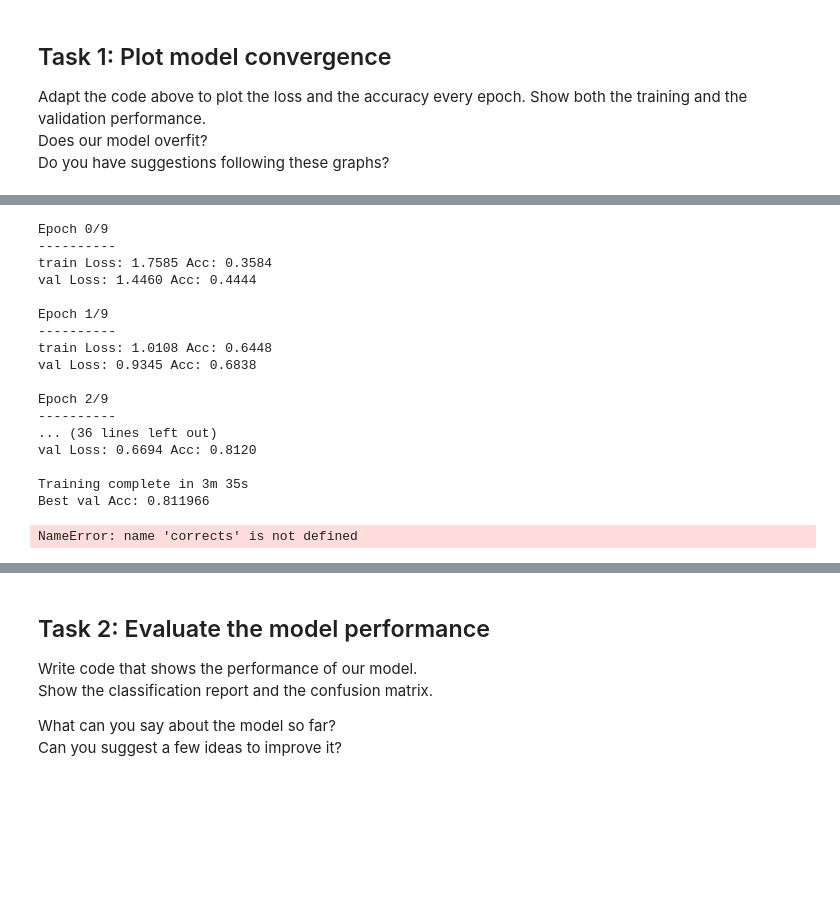
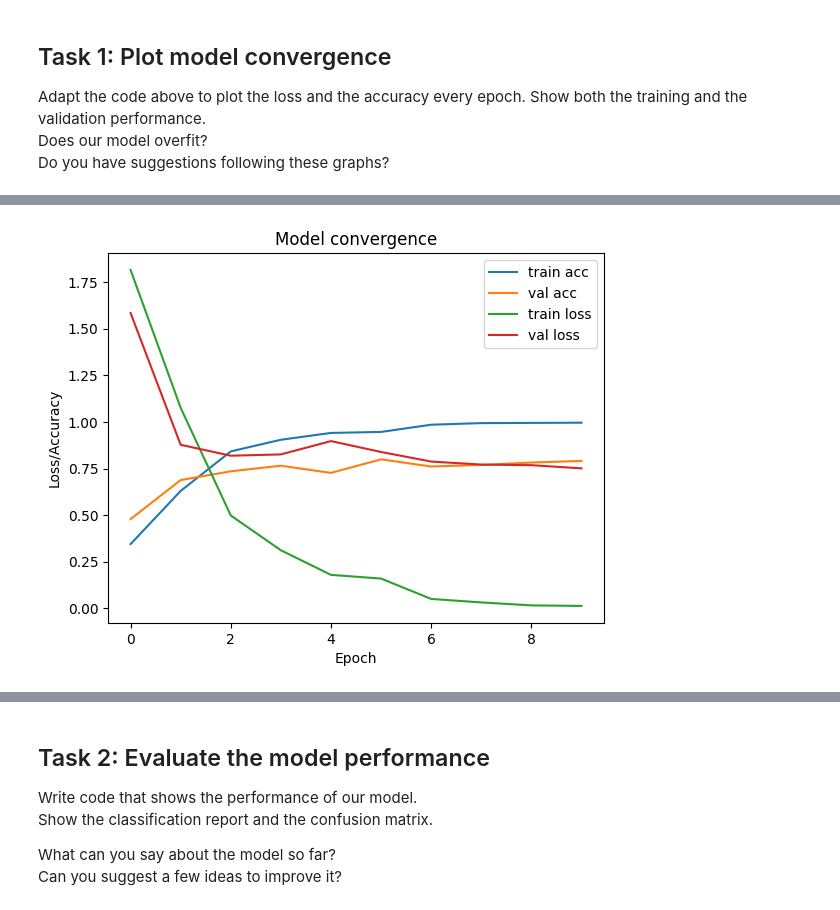
Before and after one commit to annarice/y-data, a Jupyter notebook: labs/intro_to_dl_transfer_learning/transfer_learning_tutorial.ipynb, the cells around one changed output, grey strips where cells are left out. Saved outputs shown, nothing was run; the diff lists cells and outputs as text; code cells hidden in the pictures; blank space fills up the shorter version.

```diff
--- a/labs/intro_to_dl_transfer_learning/transfer_learning_tutorial.ipynb
+++ b/labs/intro_to_dl_transfer_learning/transfer_learning_tutorial.ipynb
@@ -766,29 +662,0 @@ def train_model(model, dataloaders, criterion, optimizer, scheduler, num_epochs=
-# %%
-model, losses, corrects = train_model(model,
-                    dataloaders,
-                       criterion,
-                       optimizer_ft,
-                       exp_lr_scheduler,
-                       num_epochs=num_epochs)
-# %% [output]
-Epoch 0/9
-----------
-train Loss: 1.7585 Acc: 0.3584
-val Loss: 1.4460 Acc: 0.4444
-
-Epoch 1/9
-----------
-train Loss: 1.0108 Acc: 0.6448
-val Loss: 0.9345 Acc: 0.6838
-
-Epoch 2/9
-----------
-... (36 lines left out)
-val Loss: 0.6694 Acc: 0.8120
-
-Training complete in 3m 35s
-Best val Acc: 0.811966
-# %%
-corrects
-# %% [output]
-NameError: name 'corrects' is not defined
@@ -796,0 +663,17 @@ def plot_convergence(loss_lst, corrects_lst):
+# %%
+train_loss = [1.8151,1.0754,0.4980,0.3115,0.1795,0.1597,0.0504,0.0318,0.0159,0.0130]
+train_acc = [0.3445,0.6297,0.8418,0.9042,0.9408,0.9462,0.9849,0.9935,0.9946,0.9957]
+val_loss = [1.5840,0.8771,0.8187,0.8256,0.8971,0.8386,0.7873,0.7711,0.7679,0.7508]
+val_acc = [0.4786,0.6880,0.7350,0.7650,0.7265,0.7991,0.7607,0.7692,0.7821,0.7906]
+# %%
+plt.plot(train_acc)
+plt.plot(val_acc)
+plt.plot(train_loss)
+plt.plot(val_loss)
+plt.title('Model convergence')
+plt.ylabel('Loss/Accuracy')
+plt.xlabel('Epoch')
+plt.legend(['train acc', 'val acc', 'train loss', 'val loss'], loc='upper right')
+plt.show()
+# %% [output]
+[figure, added]
```
Also changed, not shown: parts of 22 cells of this notebook.
